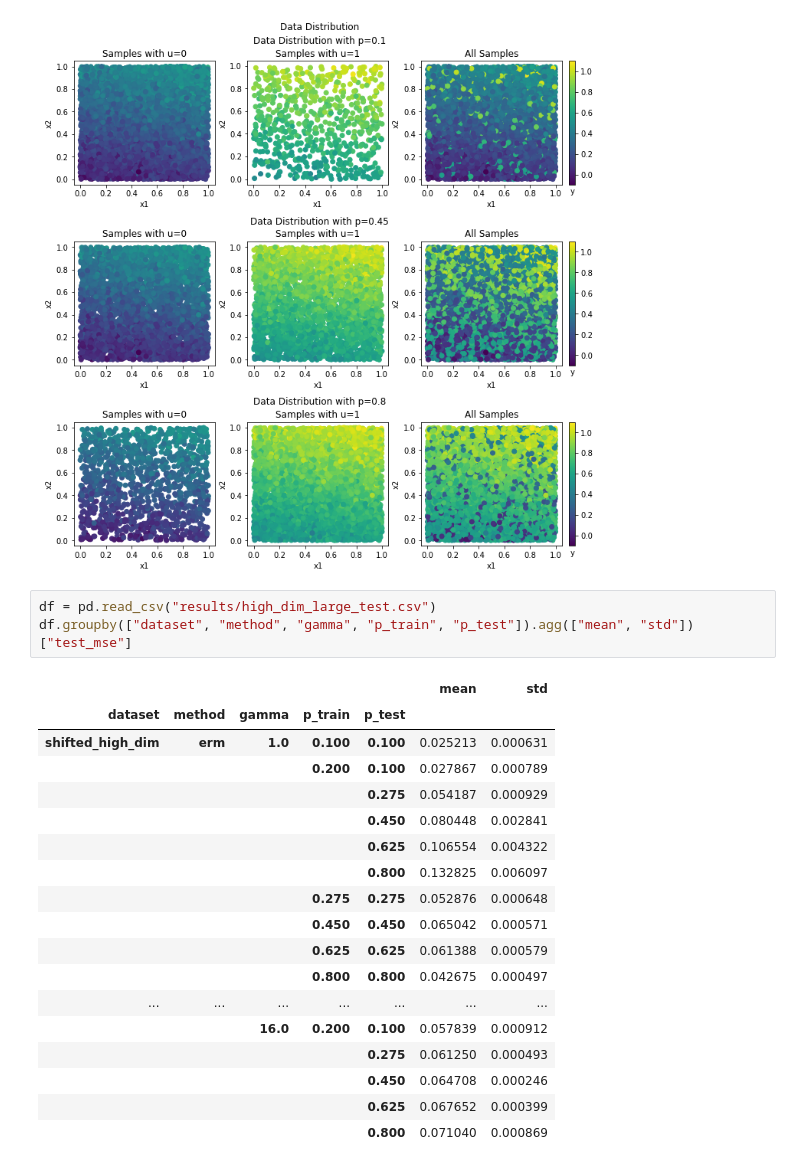
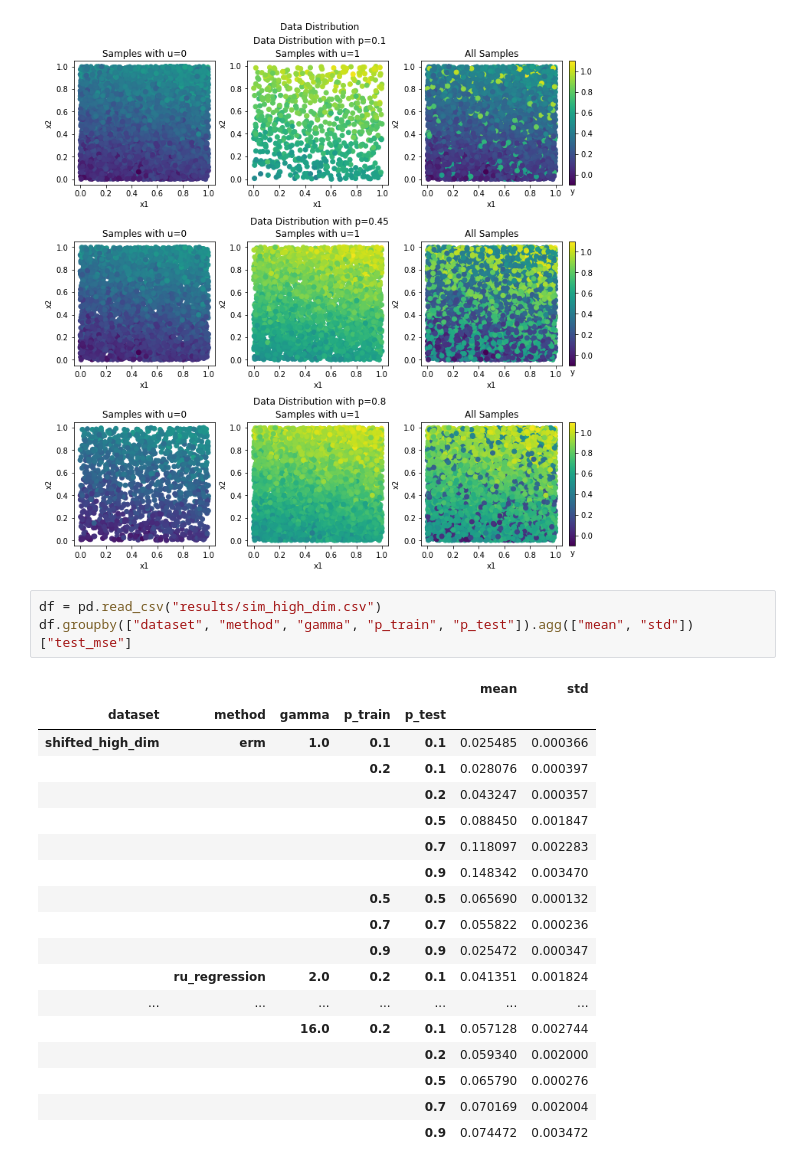
Before and after one commit to roshni714/ru_regression, a Jupyter notebook: high-dim-distribution-shift.ipynb, the cells around one changed output. Saved outputs shown, nothing was run; the diff lists cells and outputs as text.

```diff
--- a/high-dim-distribution-shift.ipynb
+++ b/high-dim-distribution-shift.ipynb
@@ -40,25 +40,25 @@ plt.savefig("figs/data_dist_2_dim.pdf")
 # %% [output]
 [figure]
 # %%
-df = pd.read_csv("results/high_dim_large_test.csv")
+df = pd.read_csv("results/sim_high_dim.csv")
 df.groupby(["dataset", "method", "gamma", "p_train", "p_test"]).agg(["mean", "std"])["test_mse"]
 # %% [output]
 |  |  |  |  |  | mean | std |
 | dataset | method | gamma | p_train | p_test |  |  |
-| shifted_high_dim | erm | 1.0 | 0.100 | 0.100 | 0.025213 | 0.000631 |
-|  |  |  | 0.200 | 0.100 | 0.027867 | 0.000789 |
-|  |  |  |  | 0.275 | 0.054187 | 0.000929 |
-|  |  |  |  | 0.450 | 0.080448 | 0.002841 |
-|  |  |  |  | 0.625 | 0.106554 | 0.004322 |
-|  |  |  |  | 0.800 | 0.132825 | 0.006097 |
-|  |  |  | 0.275 | 0.275 | 0.052876 | 0.000648 |
-|  |  |  | 0.450 | 0.450 | 0.065042 | 0.000571 |
-|  |  |  | 0.625 | 0.625 | 0.061388 | 0.000579 |
-|  |  |  | 0.800 | 0.800 | 0.042675 | 0.000497 |
+| shifted_high_dim | erm | 1.0 | 0.1 | 0.1 | 0.025485 | 0.000366 |
+|  |  |  | 0.2 | 0.1 | 0.028076 | 0.000397 |
+|  |  |  |  | 0.2 | 0.043247 | 0.000357 |
+|  |  |  |  | 0.5 | 0.088450 | 0.001847 |
+|  |  |  |  | 0.7 | 0.118097 | 0.002283 |
+|  |  |  |  | 0.9 | 0.148342 | 0.003470 |
+|  |  |  | 0.5 | 0.5 | 0.065690 | 0.000132 |
+|  |  |  | 0.7 | 0.7 | 0.055822 | 0.000236 |
+|  |  |  | 0.9 | 0.9 | 0.025472 | 0.000347 |
+|  | ru_regression | 2.0 | 0.2 | 0.1 | 0.041351 | 0.001824 |
 | ... | ... | ... | ... | ... | ... | ... |
-|  |  | 16.0 | 0.200 | 0.100 | 0.057839 | 0.000912 |
-|  |  |  |  | 0.275 | 0.061250 | 0.000493 |
-|  |  |  |  | 0.450 | 0.064708 | 0.000246 |
-|  |  |  |  | 0.625 | 0.067652 | 0.000399 |
-|  |  |  |  | 0.800 | 0.071040 | 0.000869 |
+|  |  | 16.0 | 0.2 | 0.1 | 0.057128 | 0.002744 |
+|  |  |  |  | 0.2 | 0.059340 | 0.002000 |
+|  |  |  |  | 0.5 | 0.065790 | 0.000276 |
+|  |  |  |  | 0.7 | 0.070169 | 0.002004 |
+|  |  |  |  | 0.9 | 0.074472 | 0.003472 |
 # %%
```
Also changed, not shown: parts of 4 cells of this notebook, 16 other files.
